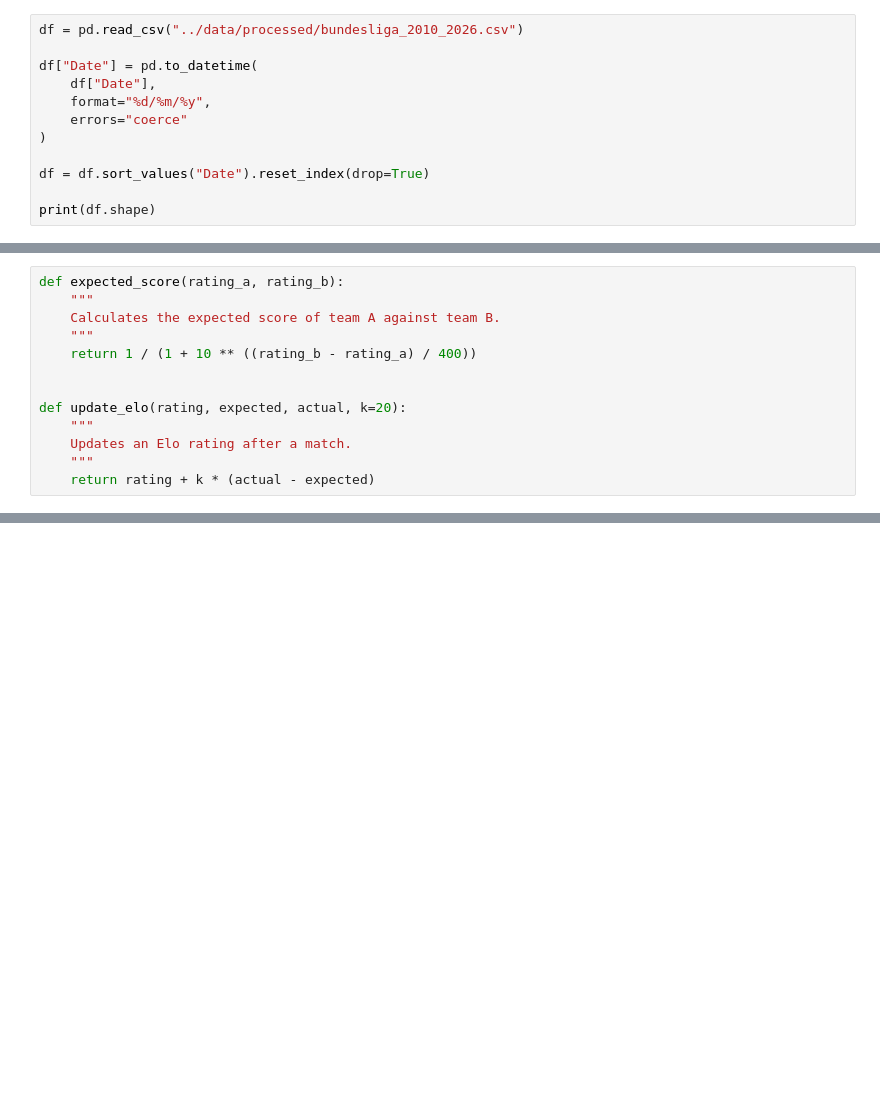
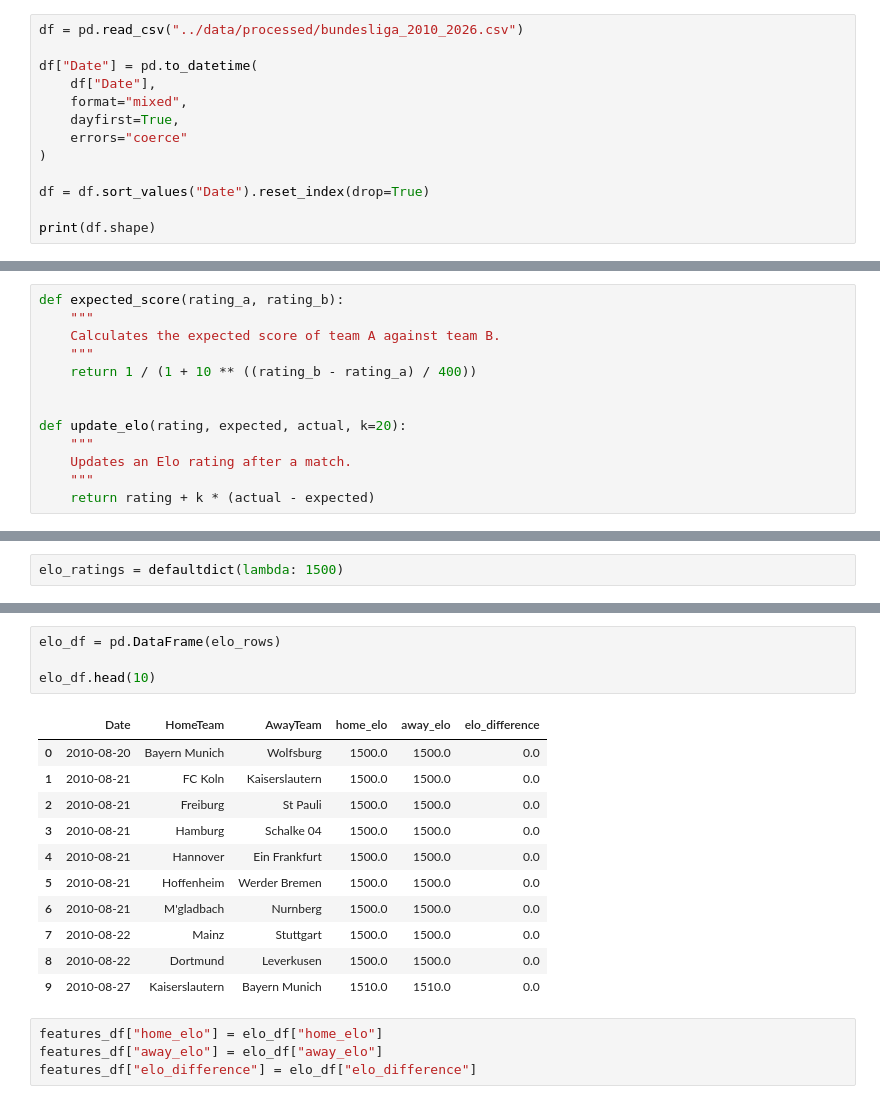
Before and after one commit to x0y0n/bundesliga-match-predictor, a Jupyter notebook: notebooks/02_feature_engineering.ipynb, the cells around one changed output, grey strips where cells are left out. Cells and saved outputs as stored; diff of their text form; blank space fills up the shorter version.

```diff
--- a/notebooks/02_feature_engineering.ipynb
+++ b/notebooks/02_feature_engineering.ipynb
@@ -7,7 +7,8 @@ df = pd.read_csv("../data/processed/bundesliga_2010_2026.csv")
 
 df["Date"] = pd.to_datetime(
     df["Date"],
-    format="%d/%m/%y",
+    format="mixed",
+    dayfirst=True,
     errors="coerce"
 )
 
@@ -299,0 +338,2 @@ def update_elo(rating, expected, actual, k=20):
+# %%
+elo_ratings = defaultdict(lambda: 1500)
@@ -299,0 +390,20 @@ def update_elo(rating, expected, actual, k=20):
+# %%
+elo_df = pd.DataFrame(elo_rows)
+
+elo_df.head(10)
+# %% [output]
+|  | Date | HomeTeam | AwayTeam | home_elo | away_elo | elo_difference |
+| 0 | 2010-08-20 | Bayern Munich | Wolfsburg | 1500.0 | 1500.0 | 0.0 |
+| 1 | 2010-08-21 | FC Koln | Kaiserslautern | 1500.0 | 1500.0 | 0.0 |
+| 2 | 2010-08-21 | Freiburg | St Pauli | 1500.0 | 1500.0 | 0.0 |
+| 3 | 2010-08-21 | Hamburg | Schalke 04 | 1500.0 | 1500.0 | 0.0 |
+| 4 | 2010-08-21 | Hannover | Ein Frankfurt | 1500.0 | 1500.0 | 0.0 |
+| 5 | 2010-08-21 | Hoffenheim | Werder Bremen | 1500.0 | 1500.0 | 0.0 |
+| 6 | 2010-08-21 | M'gladbach | Nurnberg | 1500.0 | 1500.0 | 0.0 |
+| 7 | 2010-08-22 | Mainz | Stuttgart | 1500.0 | 1500.0 | 0.0 |
+| 8 | 2010-08-22 | Dortmund | Leverkusen | 1500.0 | 1500.0 | 0.0 |
+| 9 | 2010-08-27 | Kaiserslautern | Bayern Munich | 1510.0 | 1510.0 | 0.0 |
+# %%
+features_df["home_elo"] = elo_df["home_elo"]
+features_df["away_elo"] = elo_df["away_elo"]
+features_df["elo_difference"] = elo_df["elo_difference"]
```
Also changed, not shown: parts of 12 cells of this notebook, 5 other files.
